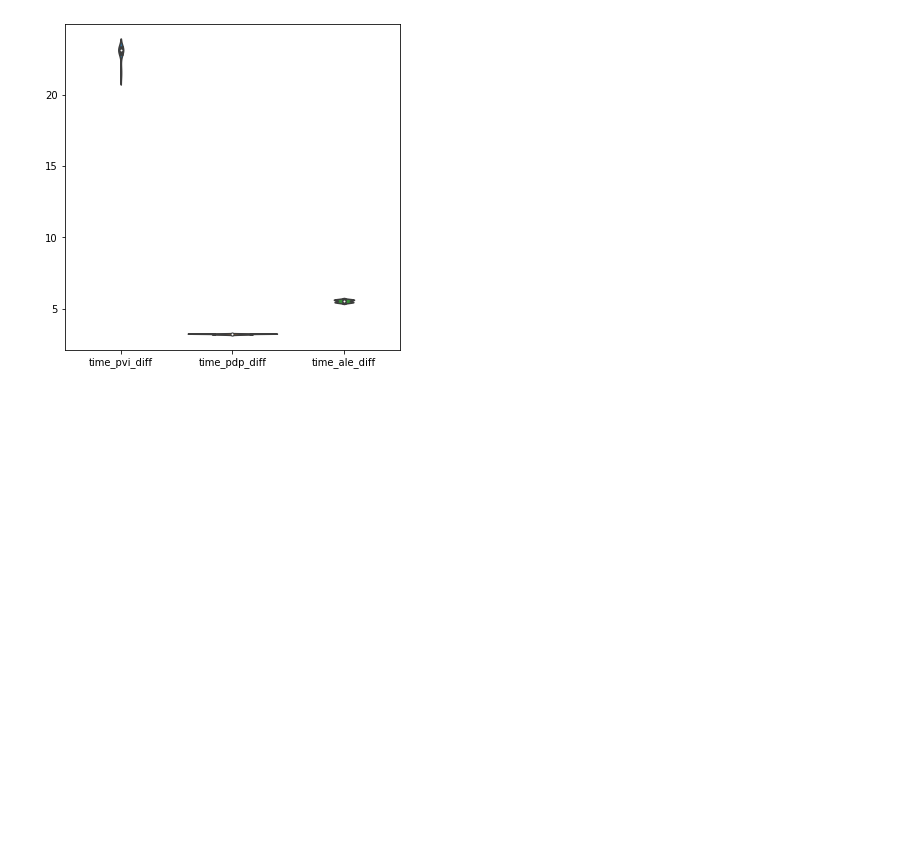
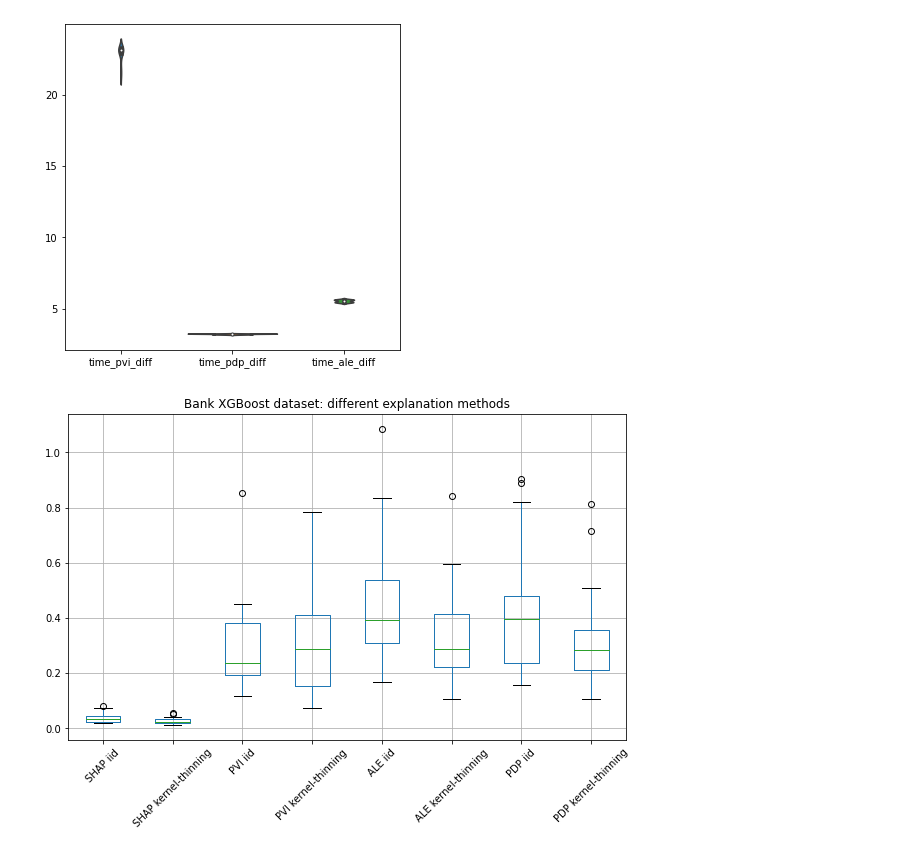
Before and after one commit to biesiadm/data_compression_xai, a Jupyter notebook: explanation-compression-main/ser_statistics.ipynb, the cells around one changed output. Saved outputs shown, nothing was run; the diff lists cells and outputs as text; code cells hidden in the pictures; blank space fills up the shorter version.

```diff
--- a/explanation-compression-main/ser_statistics.ipynb
+++ b/explanation-compression-main/ser_statistics.ipynb
@@ -118,3 +119,21 @@ plt.show();
 # %% [output]
 [figure]
 [figure]
+# %%
+df_bank_knn = pd.read_parquet('./results/exp_bank_knn_nocat.parquet')
+df_bank_xgb = pd.read_csv('./results/exp4_nocat_gaussian_1.csv')
+# %%
+#fig = plt.figure(figsize=(12,6))
+fig,ax = plt.subplots(figsize=(10,6))
+labels = ['SHAP iid','SHAP kernel-thinning', 'PVI iid','PVI kernel-thinning',
+          'ALE iid','ALE kernel-thinning', 'PDP iid', 'PDP kernel-thinning']
+df_bank_xgb[['svi_random','svi_compressed', 'pvi_random','pvi_compressed',
+             'ale_random','ale_compressed', 'pdp_random', 'pdp_compressed']].boxplot(ax=ax)
+#df_bank_knn[['svi_random','svi_compressed', 'pvi_random','pvi_compressed',
+#             'ale_random','ale_compressed', 'pdp_random', 'pdp_compressed']].boxplot(ax=ax)
+plt.title("Bank XGBoost dataset: different explanation methods")
+#plt.title("Bank KNN dataset: different explanation methods")
+ax.set_xticklabels(labels, rotation = 45)
+plt.show()
+# %% [output]
+[figure, added]
```
Also changed, not shown: parts of 4 cells of this notebook, 3 other files.
